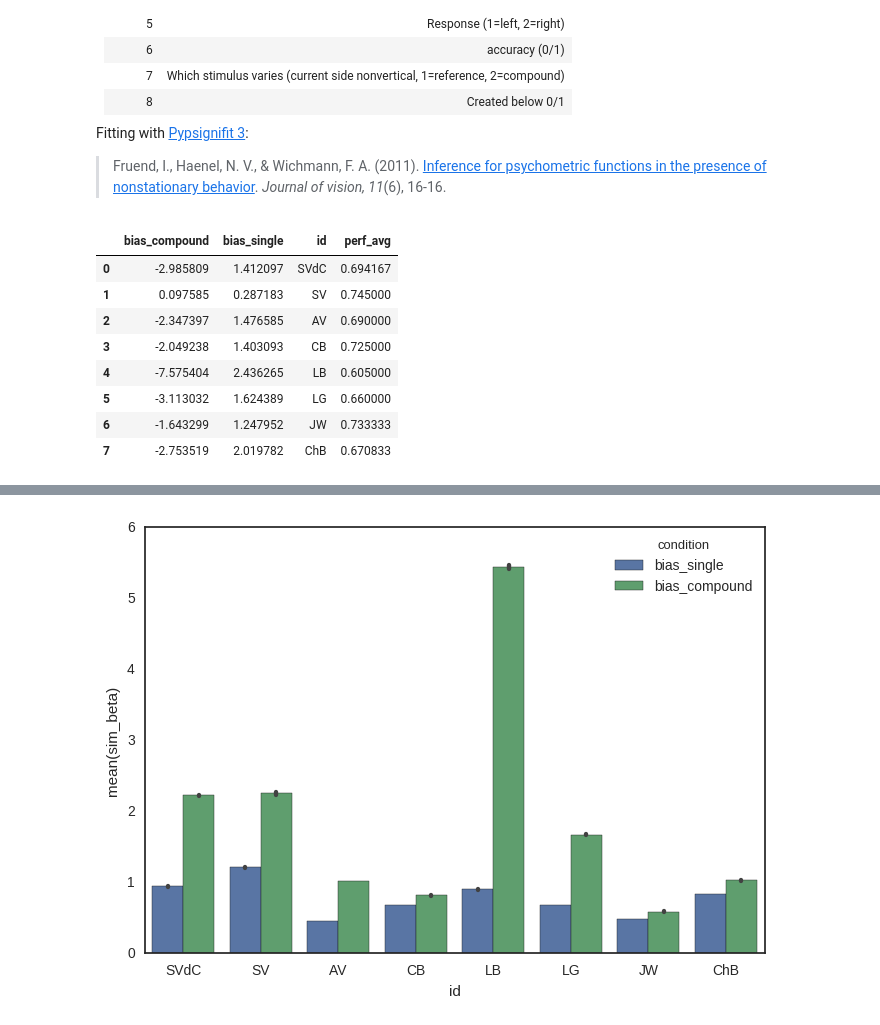
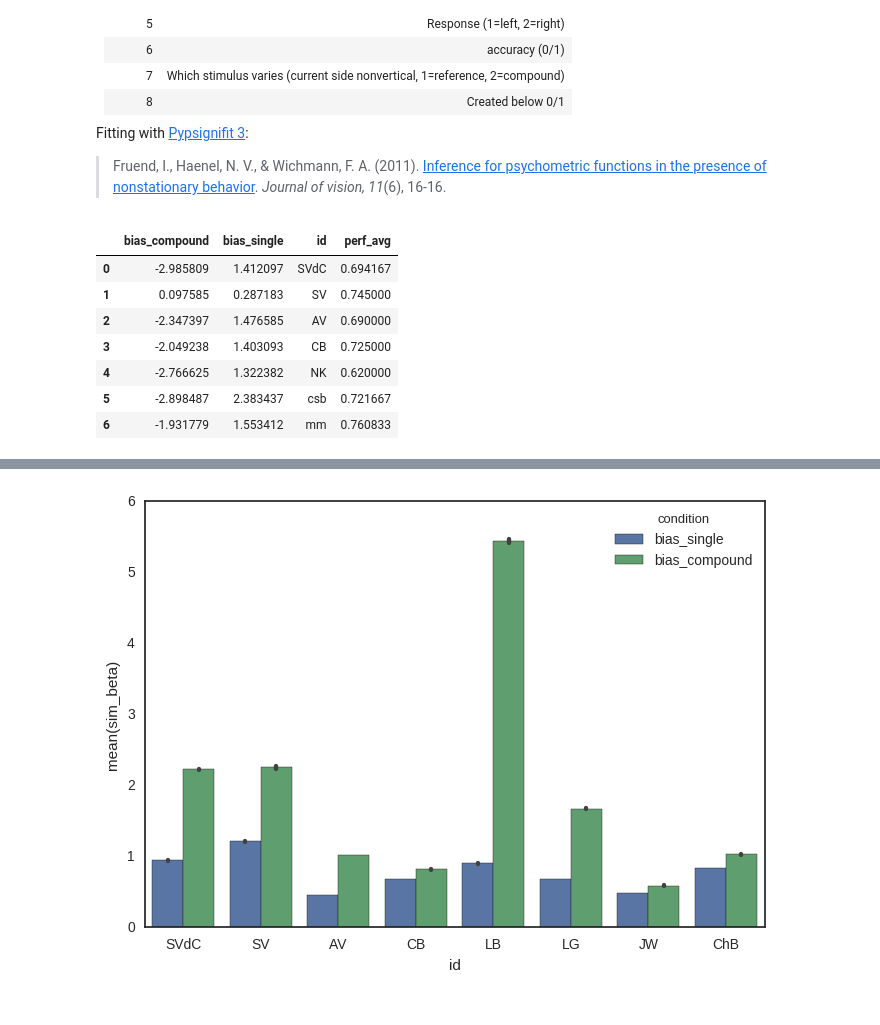
Before and after one commit to hoenir/DiNoASD, a Jupyter notebook: analysis/AnalysisDiNoASD.ipynb, the cells around one changed output, grey strips where cells are left out. Cells and saved outputs as stored; diff of their text form; code cells hidden in the pictures.

```diff
--- a/analysis/AnalysisDiNoASD.ipynb
+++ b/analysis/AnalysisDiNoASD.ipynb
@@ -1090,7 +1090,7 @@ Fitting with [Pypsignifit 3](http://psignifit.sourceforge.net/index.html):
 > Fruend, I., Haenel, N. V., & Wichmann, F. A. (2011). [Inference for psychometric functions in the presence of nonstationary behavior](https://drive.google.com/open?id=0BwlD7q-DXkdWVXV1ZU1yVUJ3SFU). *Journal of vision, 11*(6), 16-16.
 # %%
 
-ss = ['SVdC', 'SV', 'AV', 'CB', 'LB', 'LG', 'JW', 'ChB'] # list of participants
+ss = ['SVdC', 'SV', 'AV', 'CB', 'NK', 'csb','mm'] # list of participants 'LB', 'LG', 'JW', 'ChB', 'AB', 'AC','FJ', 'SS', 'TB'
 nbsamples = 10000
 
 fits=[]
@@ -1141,37 +1141,36 @@ for s in ss:
         results = pypsi.BootstrapInference(DAT, sigmoid='gauss',\
                                            nafc=1, sample=nbsamples);
 
         if cond_i== 1: condition='bias_single'
         else: condition='bias_compound'
         #print("{0} of {1}: {2:.2f}".format(condition,s, \
         #                                                    results.getThres(0.5)))
         df.loc[df.id==s, condition]= results.getThres(0.5)
 
         pfit_results.append(results);
         params.append(results.estimate);
         pfit_sim_results.append(results.mcestimates);
 
         #pypsi.GoodnessOfFit(results)
         this_samp= pd.DataFrame({'id':[s]*nbsamples,
                                  'sim_alpha': results.mcestimates[:,0],
                                  'sim_beta': results.mcestimates[:,1],
                                  'condition': [condition]*nbsamples})
         dfsamp= dfsamp.append(this_samp)
 
 
     fits.append(pfit_results)
 
 df
 # %% [output]
 |  | bias_compound | bias_single | id | perf_avg |
 | 0 | -2.985809 | 1.412097 | SVdC | 0.694167 |
 | 1 | 0.097585 | 0.287183 | SV | 0.745000 |
 | 2 | -2.347397 | 1.476585 | AV | 0.690000 |
 | 3 | -2.049238 | 1.403093 | CB | 0.725000 |
-| 4 | -7.575404 | 2.436265 | LB | 0.605000 |
-| 5 | -3.113032 | 1.624389 | LG | 0.660000 |
-| 6 | -1.643299 | 1.247952 | JW | 0.733333 |
-| 7 | -2.753519 | 2.019782 | ChB | 0.670833 |
+| 4 | -2.766625 | 1.322382 | NK | 0.620000 |
+| 5 | -2.898487 | 2.383437 | csb | 0.721667 |
+| 6 | -1.931779 | 1.553412 | mm | 0.760833 |
 # %%
 sns.barplot(x='id',y='perf_avg', data=df);
 # %% [output]
```
Also changed, not shown: parts of 4 cells of this notebook, 45 other files.
